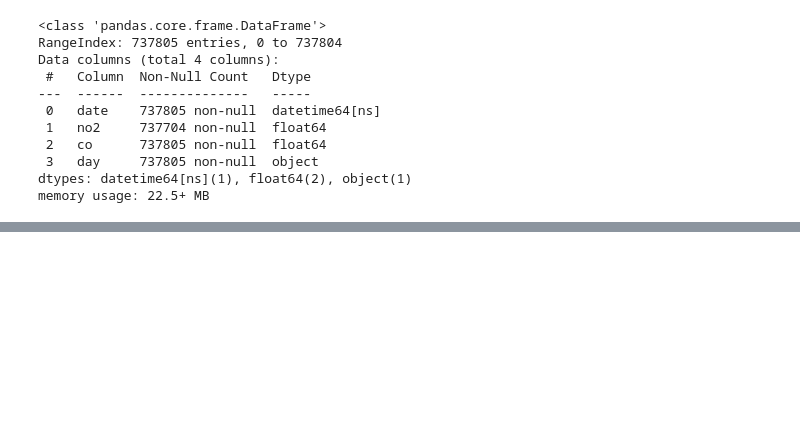
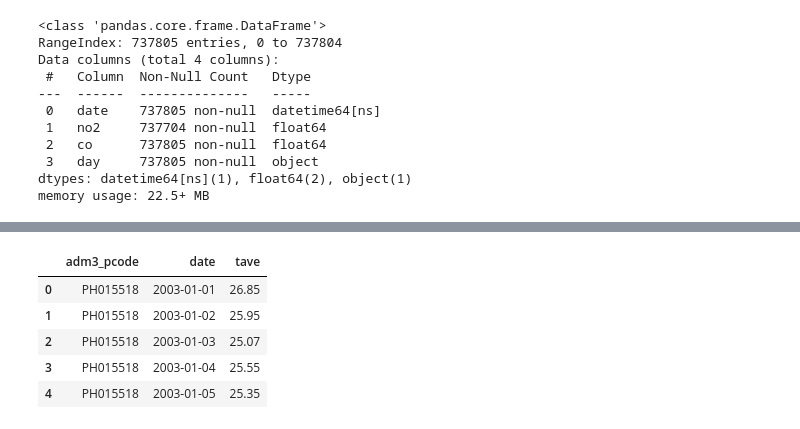
Before and after one commit to rxphaelbihag/Python-Data-Analysis-Case-Studies, a Jupyter notebook: Air Quality Philippines.ipynb, the cells around one changed output, grey strips where cells are left out. Drawn from its saved outputs; the diff is of its cells as text; code cells hidden in the pictures; blank space fills up the shorter version.

```diff
--- a/Air Quality Philippines.ipynb
+++ b/Air Quality Philippines.ipynb
@@ -364,0 +443,13 @@ NO2 normality violated! 1.7879711941306943e-07
+# %%
+climate_atmosphere['adm4_pcode'] = climate_atmosphere['adm4_pcode'].str[:8]        # Slice the code to get the city code
+climate_atmosphere.rename(columns={'adm4_pcode': 'adm3_pcode'}, inplace=True)
+climate_atmosphere.drop(['uuid','freq','tmin', 'tmax', 'heat_index',
+                         'pr', 'wind_speed', 'rh', 'solar_rad', 'uv_rad'], axis=1, inplace=True) # Drop unwanted columns
+climate_atmosphere.head()
+# %% [output]
+|  | adm3_pcode | date | tave |
+| 0 | PH015518 | 2003-01-01 | 26.85 |
+| 1 | PH015518 | 2003-01-02 | 25.95 |
+| 2 | PH015518 | 2003-01-03 | 25.07 |
+| 3 | PH015518 | 2003-01-04 | 25.55 |
+| 4 | PH015518 | 2003-01-05 | 25.35 |
```
Also changed, not shown: parts of 33 cells of this notebook.
